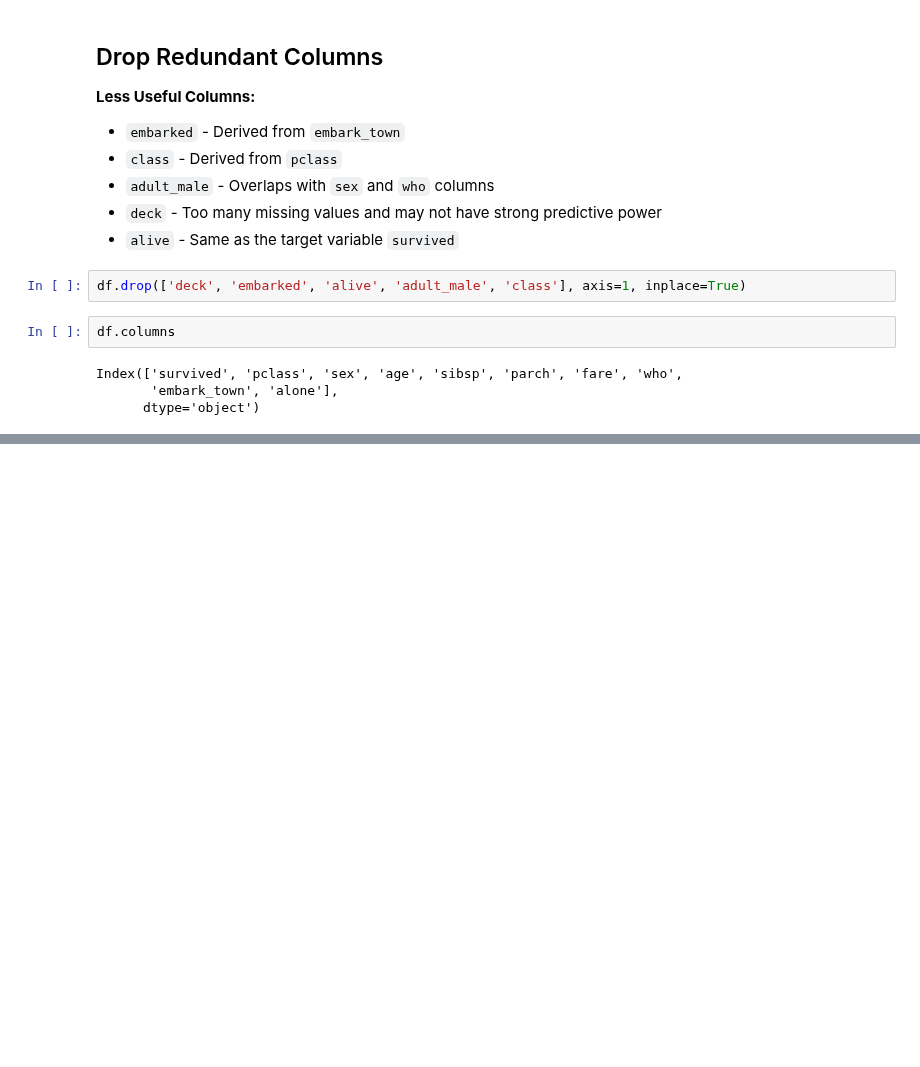
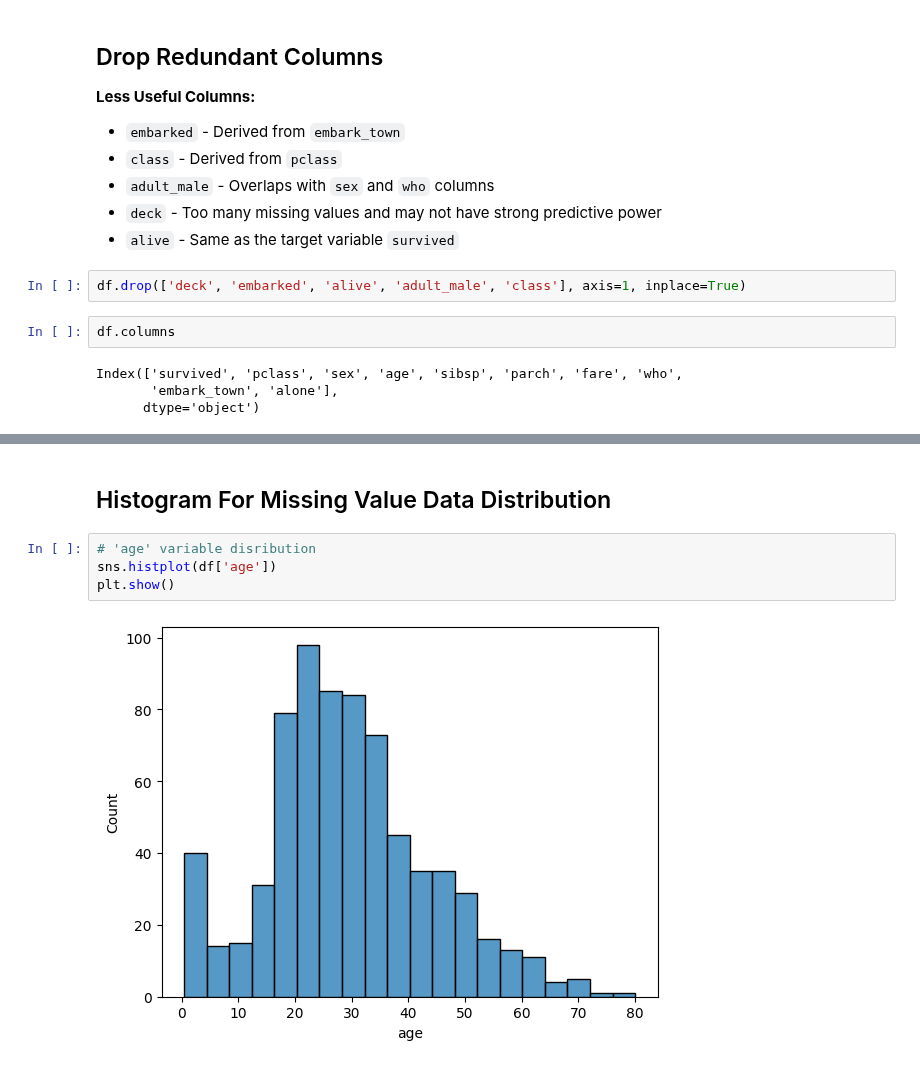
Before and after one commit to tshihab07/Titanic-Life-Prediction, a Jupyter notebook: preprocessing.ipynb, the cells around one changed output, grey strips where cells are left out. Cells and saved outputs as stored; diff of their text form; blank space fills up the shorter version.

Commit message:
Include plots for exploratory analysis of missing data

```diff
--- a/preprocessing.ipynb
+++ b/preprocessing.ipynb
@@ -241,0 +250,8 @@ Index(['survived', 'pclass', 'sex', 'age', 'sibsp', 'parch', 'fare', 'who',
+# %% [markdown]
+## Histogram For Missing Value Data Distribution
+# %%
+# 'age' variable disribution
+sns.histplot(df['age'])
+plt.show()
+# %% [output]
+[figure, added]
```
Also changed, not shown: parts of 7 cells of this notebook.
